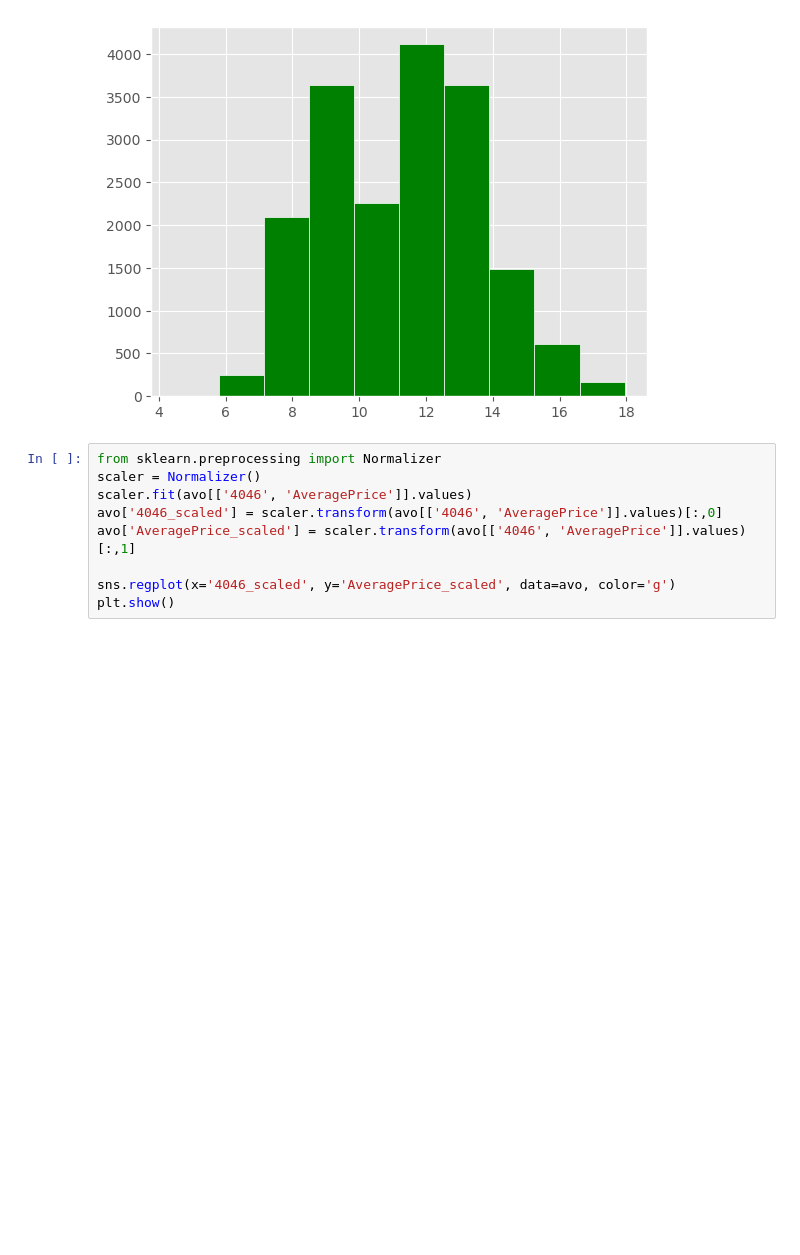
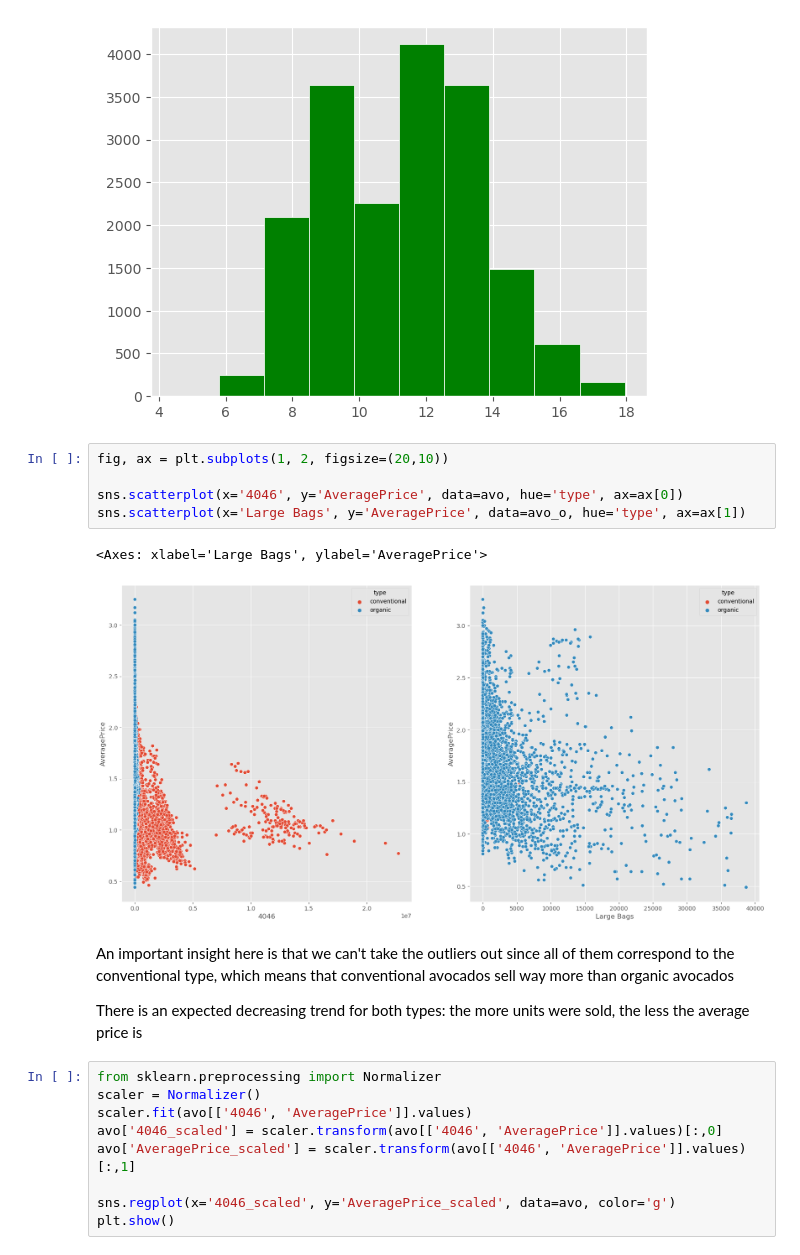
Before and after one commit to dunp7/Avocado-Price-Prediction, a Jupyter notebook: Task_2/ML.ipynb, the cells around one changed output. Saved outputs shown, nothing was run; the diff lists cells and outputs as text; blank space fills up the shorter version.

```diff
--- a/Task_2/ML.ipynb
+++ b/Task_2/ML.ipynb
@@ -548,6 +548,18 @@ TotalLog.hist(color='green', edgecolor='white')
 # %% [output]
 <Axes: >
 [figure]
+# %%
+fig, ax = plt.subplots(1, 2, figsize=(20,10))
+
+sns.scatterplot(x='4046', y='AveragePrice', data=avo, hue='type', ax=ax[0])
+sns.scatterplot(x='Large Bags', y='AveragePrice', data=avo_o, hue='type', ax=ax[1])
+# %% [output]
+<Axes: xlabel='Large Bags', ylabel='AveragePrice'>
+[figure, added]
+# %% [markdown]
+An important insight here is that we can't take the outliers out since all of them correspond to the conventional type, which means that conventional avocados sell way more than organic avocados
+
+There is an expected decreasing trend for both types: the more units were sold, the less the average price is
 # %%
 from sklearn.preprocessing import Normalizer
 scaler = Normalizer()
```
Also changed, not shown: parts of 9 cells of this notebook.
